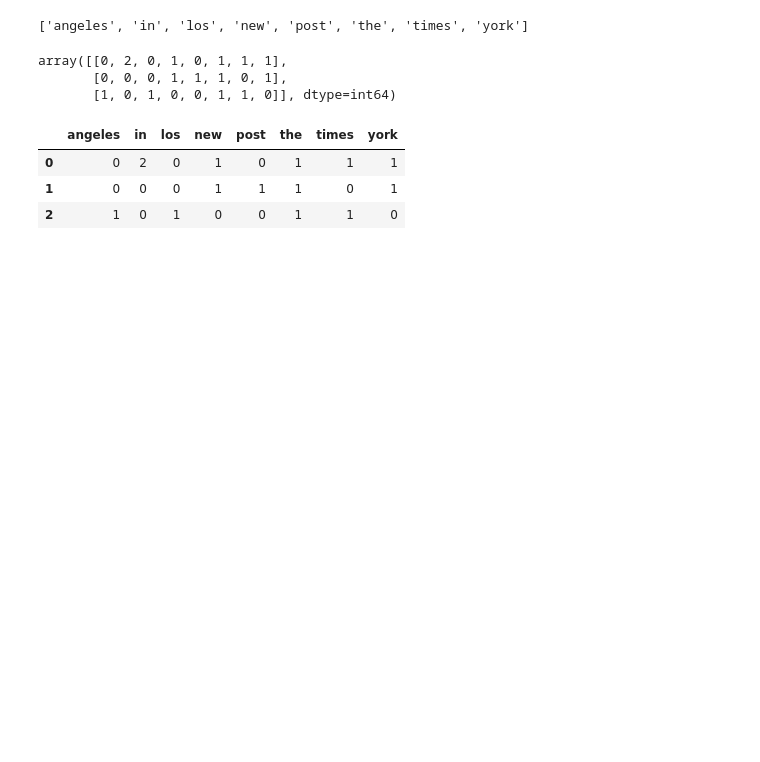
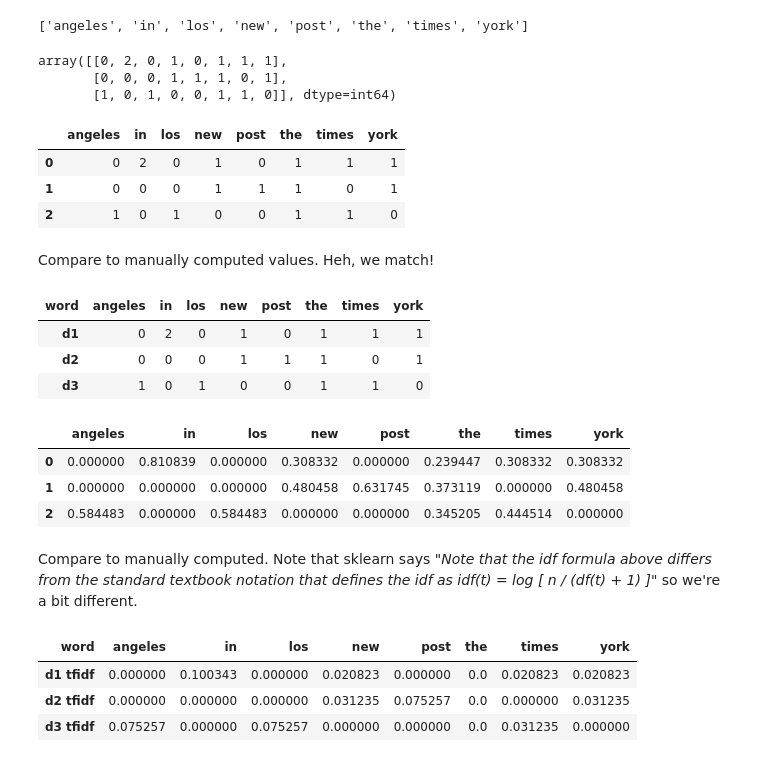
Before and after one commit to parrt/msds692, a Jupyter notebook: notes/tfidf.ipynb, the cells around one changed output. Cells and saved outputs as stored; diff of their text form; code cells hidden in the pictures; blank space fills up the shorter version.

Commit message:
update notes

```diff
--- a/notes/tfidf.ipynb
+++ b/notes/tfidf.ipynb
@@ -185,3 +204,32 @@ D
 | 0 | 0 | 2 | 0 | 1 | 0 | 1 | 1 | 1 |
 | 1 | 0 | 0 | 0 | 1 | 1 | 1 | 0 | 1 |
 | 2 | 1 | 0 | 1 | 0 | 0 | 1 | 1 | 0 |
+# %% [markdown]
+Compare to manually computed values. Heh, we match!
+# %%
+tf.T
+# %% [output]
+| word | angeles | in | los | new | post | the | times | york |
+| d1 | 0 | 2 | 0 | 1 | 0 | 1 | 1 | 1 |
+| d2 | 0 | 0 | 0 | 1 | 1 | 1 | 0 | 1 |
+| d3 | 1 | 0 | 1 | 0 | 0 | 1 | 1 | 0 |
+# %%
+from sklearn.feature_extraction.text import TfidfTransformer
+
+trans = TfidfTransformer()
+D = trans.fit_transform(X).toarray()
+pd.DataFrame(data=D, columns=vectorizer.get_feature_names())
+# %% [output]
+|  | angeles | in | los | new | post | the | times | york |
+| 0 | 0.000000 | 0.810839 | 0.000000 | 0.308332 | 0.000000 | 0.239447 | 0.308332 | 0.308332 |
+| 1 | 0.000000 | 0.000000 | 0.000000 | 0.480458 | 0.631745 | 0.373119 | 0.000000 | 0.480458 |
+| 2 | 0.584483 | 0.000000 | 0.584483 | 0.000000 | 0.000000 | 0.345205 | 0.444514 | 0.000000 |
+# %% [markdown]
+Compare to manually computed. Note that sklearn says "*Note that the idf formula above differs from the standard textbook notation that defines the idf as idf(t) = log [ n / (df(t) + 1) ]*" so we're a bit different.
+# %%
+tfidf[['d1 tfidf', 'd2 tfidf', 'd3 tfidf']].T
+# %% [output]
+| word | angeles | in | los | new | post | the | times | york |
+| d1 tfidf | 0.000000 | 0.100343 | 0.000000 | 0.020823 | 0.000000 | 0.0 | 0.020823 | 0.020823 |
+| d2 tfidf | 0.000000 | 0.000000 | 0.000000 | 0.031235 | 0.075257 | 0.0 | 0.000000 | 0.031235 |
+| d3 tfidf | 0.075257 | 0.000000 | 0.075257 | 0.000000 | 0.000000 | 0.0 | 0.031235 | 0.000000 |
```
Also changed, not shown: parts of 15 cells of this notebook, 3 other files.
